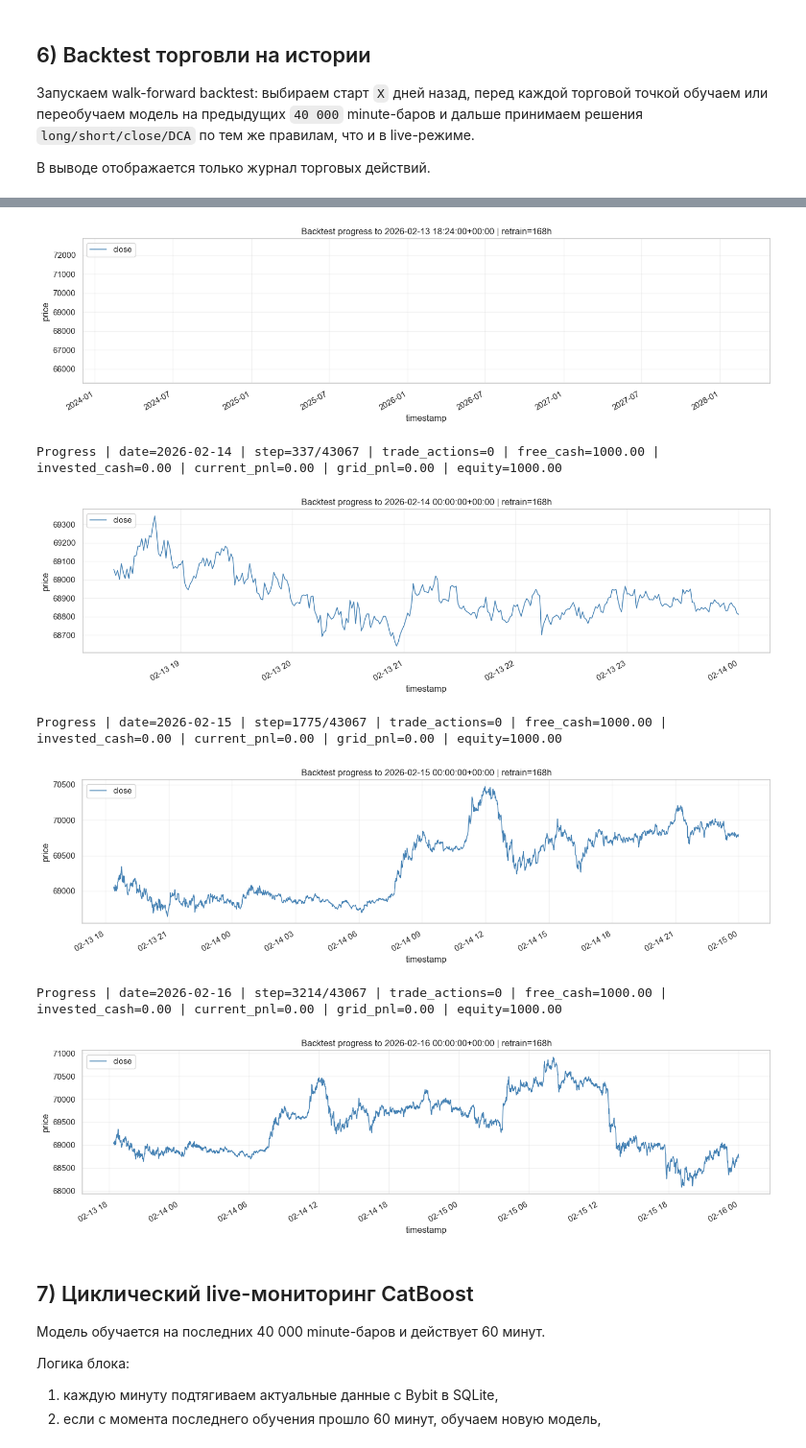
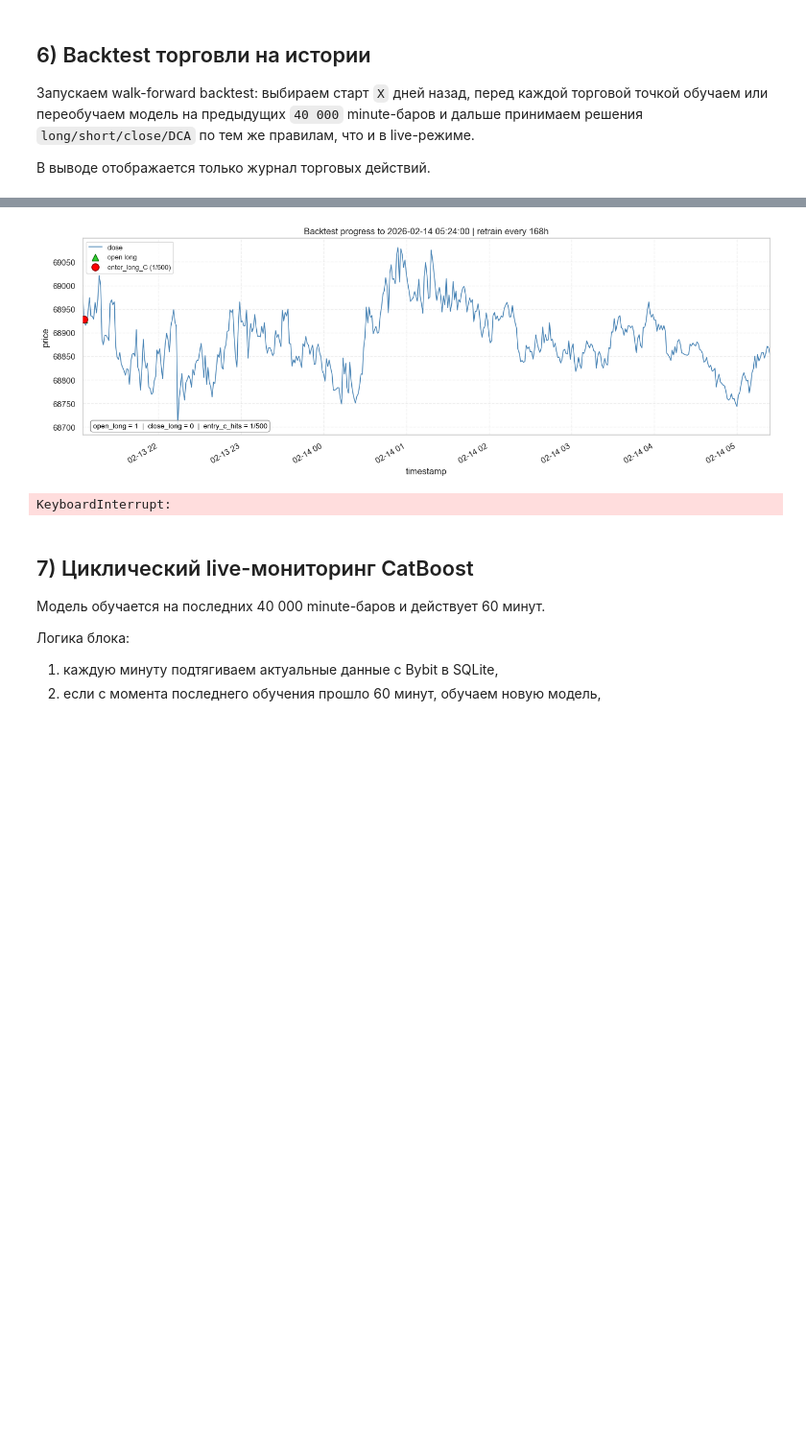
Before and after one commit to SHA-inc-unity/VKR_2026_ModelBase, a Jupyter notebook: timeseries_catboost_pipeline.ipynb, the cells around one changed output, grey strips where cells are left out. Shown at 96% size. Saved outputs shown, nothing was run; the diff lists cells and outputs as text; code cells hidden in the pictures; blank space fills up the shorter version.

```diff
--- a/timeseries_catboost_pipeline.ipynb
+++ b/timeseries_catboost_pipeline.ipynb
@@ -594,9 +594,13 @@ CatBoost metrics: {'MAE': 36.85063489514256, 'RMSE': 54.001689506889655, 'MAPE':
 
 В выводе отображается только журнал торговых действий.
 # %%
+import importlib
 from IPython.display import display
 
-from catboost_backtest import BacktestConfig, run_backtest_block
+import catboost_backtest as _cb_backtest
+_cb_backtest = importlib.reload(_cb_backtest)
+BacktestConfig = _cb_backtest.BacktestConfig
+run_backtest_block = _cb_backtest.run_backtest_block
 
 BACKTEST_ENABLED = True  # Включить или выключить backtest-блок
 BACKTEST_START_DAYS_AGO = 30  # За сколько дней до конца истории начинается окно теста
@@ -625,7 +629,7 @@ BACKTEST_SHARP_DROP_5M_PCT = 0.18  # Резкое падение на 5m для
 BACKTEST_SHARP_DROP_10M_PCT = 0.28  # Подтверждение падения на 10m для выхода из long
 
 BACKTEST_ENTRY_POINT_C_HORIZON_MINUTES = 180  # Горизонт поиска точки входа C
-BACKTEST_ENTRY_POINT_C_MOVE_PCT = 0.25  # Порог точки C; уменьшай (например до 0.15), если нет входов
+BACKTEST_ENTRY_POINT_C_MOVE_PCT = 0.001  # Порог точки C; уменьшай (например до 0.05), если входов мало
 
 backtest_config = BacktestConfig(
     enabled=bool(BACKTEST_ENABLED),
@@ -664,7 +668,7 @@ backtest_config = BacktestConfig(
 print(
     f"Backtest C-entry config: horizon={backtest_config.entry_point_c_horizon_minutes}m | "
     f"move_pct>={backtest_config.entry_point_c_move_pct:.3f}%"
-)
+ )
 
 if not backtest_config.enabled:
     print('Backtest disabled (BACKTEST_ENABLED=False).')
@@ -699,10 +705,5 @@ Progress | date=2026-02-13 | step=1/43067 | trade_actions=0 | free_cash=1000.00
-[figure, old version]
+[figure, new version]
-Progress | date=2026-02-14 | step=337/43067 | trade_actions=0 | free_cash=1000.00 | invested_cash=0.00 | current_pnl=0.00 | grid_pnl=0.00 | equity=1000.00
+KeyboardInterrupt:
-[figure, removed]
-Progress | date=2026-02-15 | step=1775/43067 | trade_actions=0 | free_cash=1000.00 | invested_cash=0.00 | current_pnl=0.00 | grid_pnl=0.00 | equity=1000.00
-[figure, removed]
-Progress | date=2026-02-16 | step=3214/43067 | trade_actions=0 | free_cash=1000.00 | invested_cash=0.00 | current_pnl=0.00 | grid_pnl=0.00 | equity=1000.00
-[figure, removed]
 # %%
 if 'BACKTEST_META_DF' not in globals():
     print('Сначала запусти ячейку backtest выше.')
```
Also changed, not shown: parts of 3 cells of this notebook, 2 other files.
